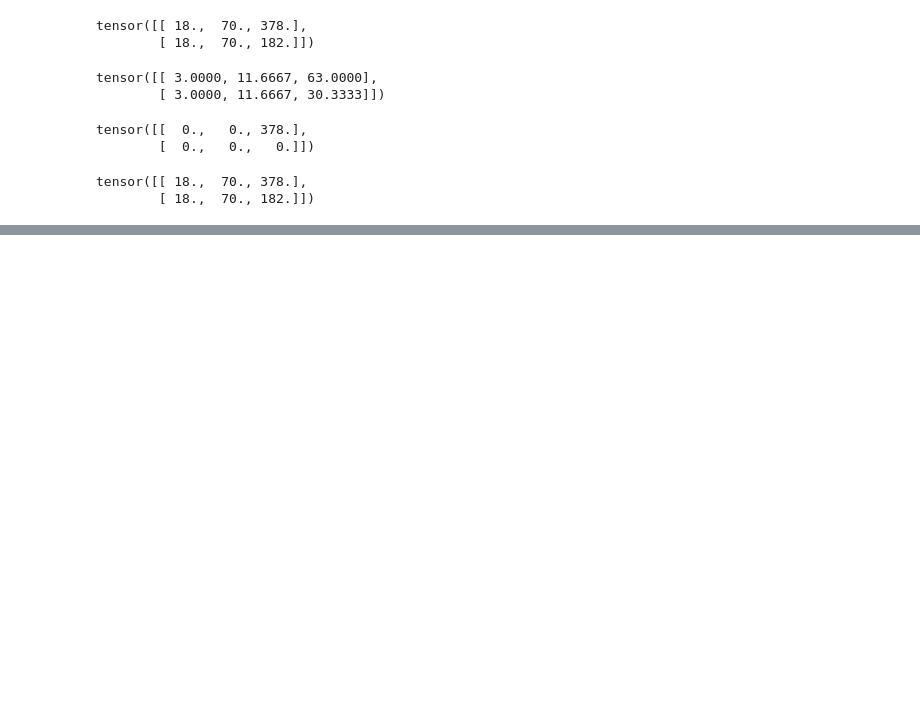
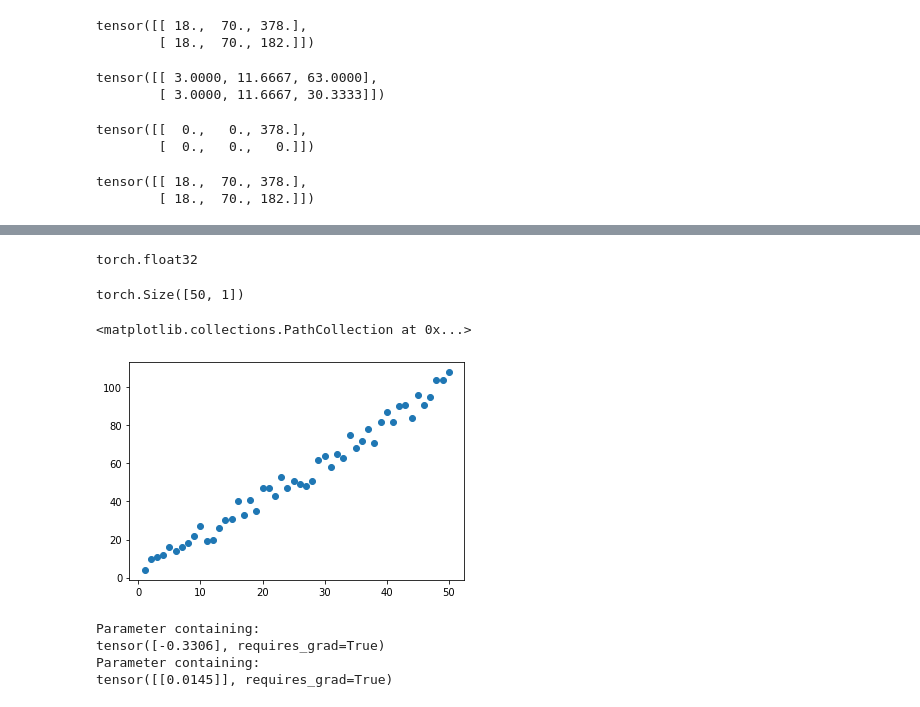
Before and after one commit to beingsantosh/Deep-Learning, a Jupyter notebook: pytorch/pytorch gradient.ipynb, the cells around one changed output, grey strips where cells are left out. Cells and saved outputs as stored; diff of their text form; code cells hidden in the pictures; blank space fills up the shorter version.

```diff
--- a/pytorch/pytorch gradient.ipynb
+++ b/pytorch/pytorch gradient.ipynb
@@ -156,0 +160,17 @@ tensor([[ 18.,  70., 378.],
+# %%
+torch.manual_seed(71)
+X = torch.linspace(1,50,50)
+# %%
+X = X.reshape(-1,1)
+# %%
+X.dtype
+# %% [output]
+torch.float32
+# %%
+error = torch.randint(-7,8,(50,1), dtype=torch.float)
+# %%
+y = 2*X +1 + error
+# %%
+y.shape
+# %% [output]
+torch.Size([50, 1])
@@ -156,0 +179,5 @@ tensor([[ 18.,  70., 378.],
+# %%
+plt.scatter(X.numpy(), y.numpy())
+# %% [output]
+<matplotlib.collections.PathCollection at 0x...>
+[figure, added]
@@ -156,0 +186,10 @@ tensor([[ 18.,  70., 378.],
+# %%
+torch.manual_seed(71)
+model = nn.Linear(in_features=1, out_features=1)
+print (model.bias)
+print (model.weight)
+# %% [output]
+Parameter containing:
+tensor([-0.3306], requires_grad=True)
+Parameter containing:
+tensor([[0.0145]], requires_grad=True)
```
Also changed, not shown: parts of 21 cells of this notebook, 3 other files.
